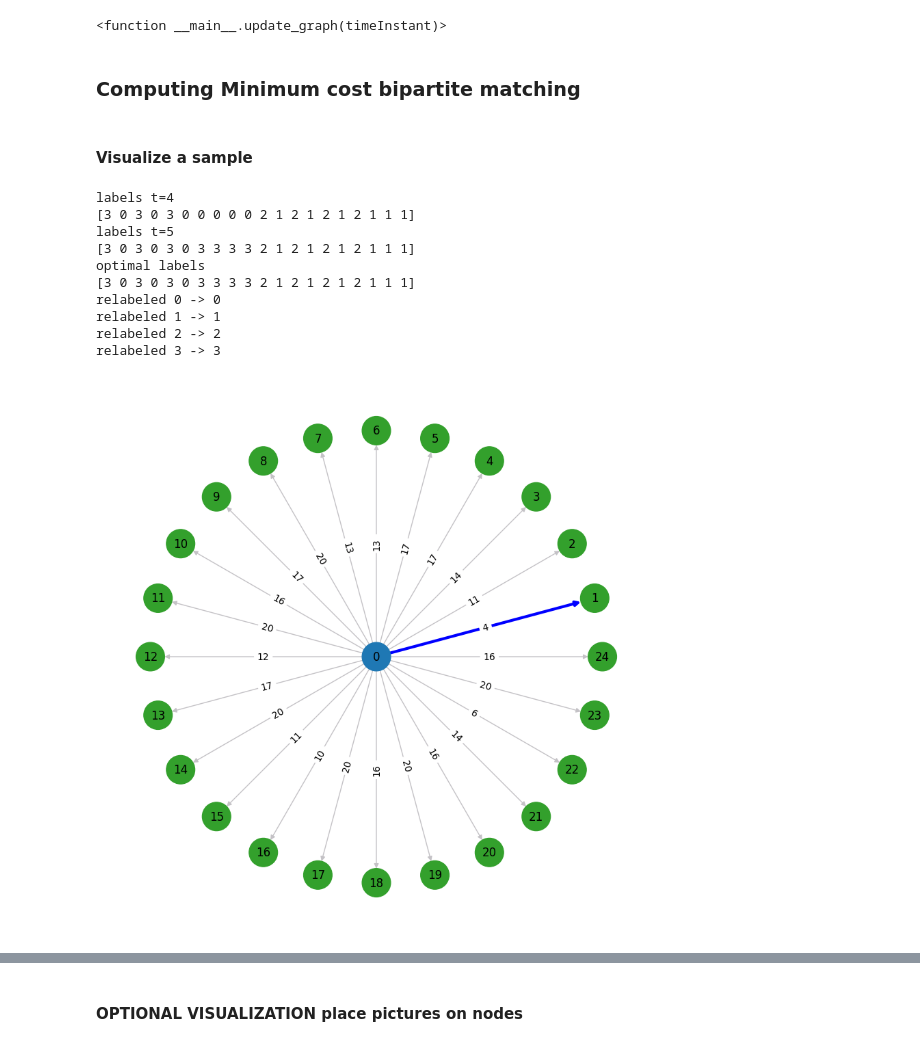
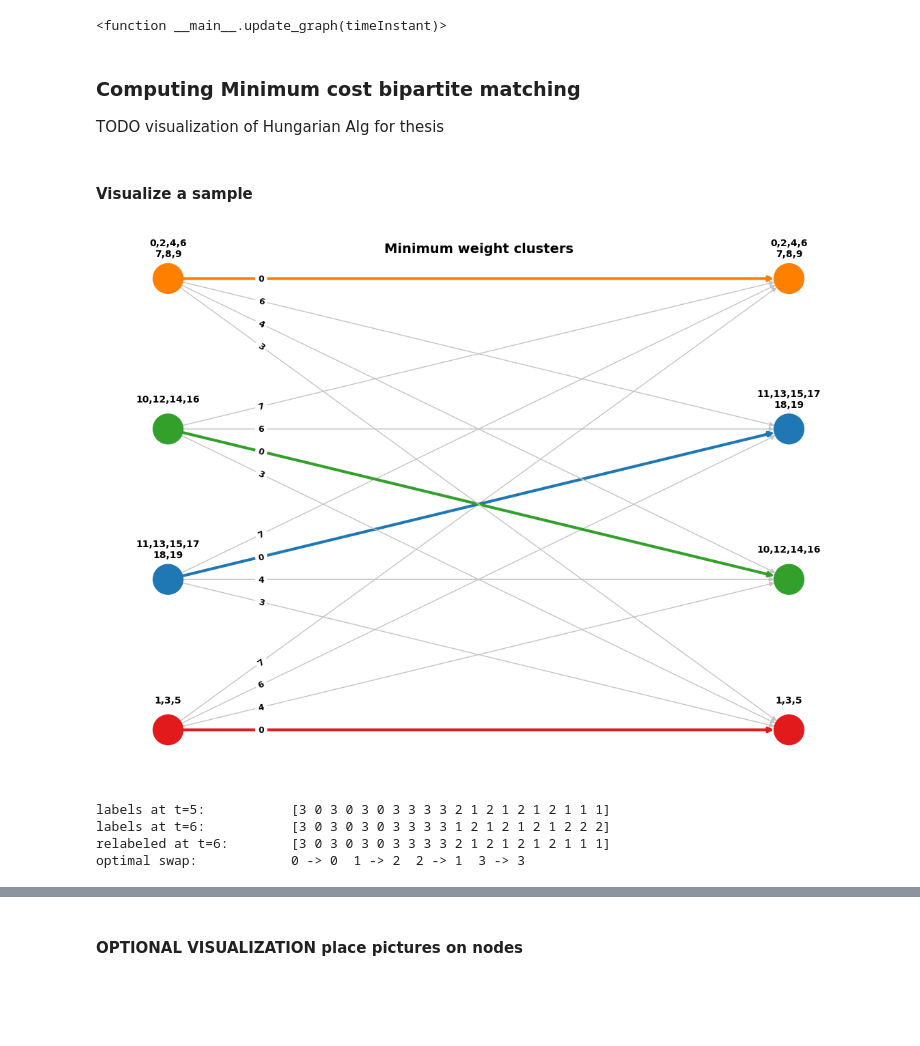
Before and after one commit to gaggioaxel/OoM-Thesis, a Jupyter notebook: code/src/OoM.ipynb, the cells around one changed output, grey strips where cells are left out. Cells and saved outputs as stored; diff of their text form; code cells hidden in the pictures; blank space fills up the shorter version.

Commit message:
finished clustering colors visualization

```diff
--- a/code/src/OoM.ipynb
+++ b/code/src/OoM.ipynb
@@ -303,7 +316,7 @@ def movmedian(x,w):
 def smoothing(x: pd.DataFrame) -> pd.DataFrame:
     return x.apply(lambda col: movmedian(col,5)).apply(lambda col: movmean(col,25))
 
-def compute_derivatives(x:pd.DataFrame,dt:pd.DataFrame,smooth=True) -> pd.DataFrame:
+def compute_derivatives(x:pd.DataFrame,dt:float,smooth=True) -> pd.DataFrame:
     v : pd.DataFrame
     v = x.diff() / dt
     v = v.fillna(v.iloc[1:10,:].mean())
@@ -540,12 +569,11 @@ featureTable = angularMomentumTable
 # using norm of either velocity / acceleration / energy as feature
 if '_X' in featureTable.columns[0]:
     tol = featureTable.mean(axis=None) * 10**-3
-    weightMatrix = scalar_feature_to_weight_matrix(featureTable.iloc[timeInstant],adjacencyMatrix,tol)
 # using angular momentum vector as feature
 else:
-    weightMatrix = vectorial_feature_to_weight_matrix(featureTable.iloc[timeInstant],adjacencyMatrix)
+    tol = None
 
-
+weightMatrix = calculate_weight_matrix(featureTable.iloc[timeInstant],adjacencyMatrix,tol)
 predicted_labels = shi_malik_spectral_clustering_matlab_version(weightMatrix)
 
 # Create a graph using NetworkX from the adjacency matrix
@@ -646,6 +674,8 @@ interactive(children=(IntSlider(value=0, description='Time Instant:', max=336),
 <function __main__.update_graph(timeInstant)>
 # %% [markdown]
 ### Computing Minimum cost bipartite matching
+
+TODO visualization of Hungarian Alg for thesis
 # %%
 from pandas import Series
 from numpy import array, sum
@@ -715,32 +806,22 @@ def compute_minimum_weight_cluster(fromLabels:list,toLabels:list,method="brutefo
 # %% [markdown]
 #### Visualize a sample
 # %%
-times = [4,5]
-predicted_labels0 = shi_malik_spectral_clustering_matlab_version(vectorial_feature_to_weight_matrix(angularMomentumTable.iloc[times[0]],adjacencyMatrix))
-predicted_labels1 = shi_malik_spectral_clustering_matlab_version(vectorial_feature_to_weight_matrix(angularMomentumTable.iloc[times[1]],adjacencyMatrix))
+times = [5,6]
+predicted_labels0 = shi_malik_spectral_clustering_matlab_version(calculate_weight_matrix(angularMomentumTable.iloc[times[0]],adjacencyMatrix))
+predicted_labels1 = shi_malik_spectral_clustering_matlab_version(calculate_weight_matrix(angularMomentumTable.iloc[times[1]],adjacencyMatrix))
 
 totalLabels = list(clusterize_labels(predicted_labels0).keys())
 clusterize_labels(predicted_labels1)
 
-print(f"labels t={times[0]}")
-print(predicted_labels0)
-print(f"labels t={times[1]}")
-print(predicted_labels1)
-
-relabelings, optimalLabels = compute_minimum_weight_cluster(predicted_labels0,predicted_labels1,visualize=True,return_relabeling=True)
-print('optimal labels')
-print(optimalLabels)
-for fromLabel,toLabel in zip(totalLabels,relabelings):
-    print(f"relabeled {fromLabel} -> {toLabel}")
+optimalLabels,relabelings = compute_minimum_weight_cluster(predicted_labels0,predicted_labels1,method='MWPM',visualize=True,return_relabeling=True)
+#optimalLabels = compute_minimum_weight_cluster(predicted_labels0,predicted_labels1,method='MWPM',visualize=True,return_relabeling=False)
+print(f"labels at t={times[0]}:\t\t",predicted_labels0)
+print(f"labels at t={times[1]}:\t\t",predicted_labels1)
+print(f'relabeled at t={times[1]}:\t',optimalLabels)
+print('optimal swap:\t\t',str(relabelings).replace(':',' ->').replace(',','\t')[1:-1])
 # %% [output]
+[figure, new version]
-labels t=4
-[3 0 3 0 3 0 0 0 0 0 2 1 2 1 2 1 2 1 1 1]
-labels t=5
-[3 0 3 0 3 0 3 3 3 3 2 1 2 1 2 1 2 1 1 1]
-optimal labels
-[3 0 3 0 3 0 3 3 3 3 2 1 2 1 2 1 2 1 1 1]
-relabeled 0 -> 0
-relabeled 1 -> 1
-relabeled 2 -> 2
-relabeled 3 -> 3
+labels at t=5:           [3 0 3 0 3 0 3 3 3 3 2 1 2 1 2 1 2 1 1 1]
+labels at t=6:           [3 0 3 0 3 0 3 3 3 3 1 2 1 2 1 2 1 2 2 2]
+relabeled at t=6:        [3 0 3 0 3 0 3 3 3 3 2 1 2 1 2 1 2 1 1 1]
+optimal swap:            0 -> 0  1 -> 2  2 -> 1  3 -> 3
-[figure, old version]
```
Also changed, not shown: parts of 31 cells of this notebook.
